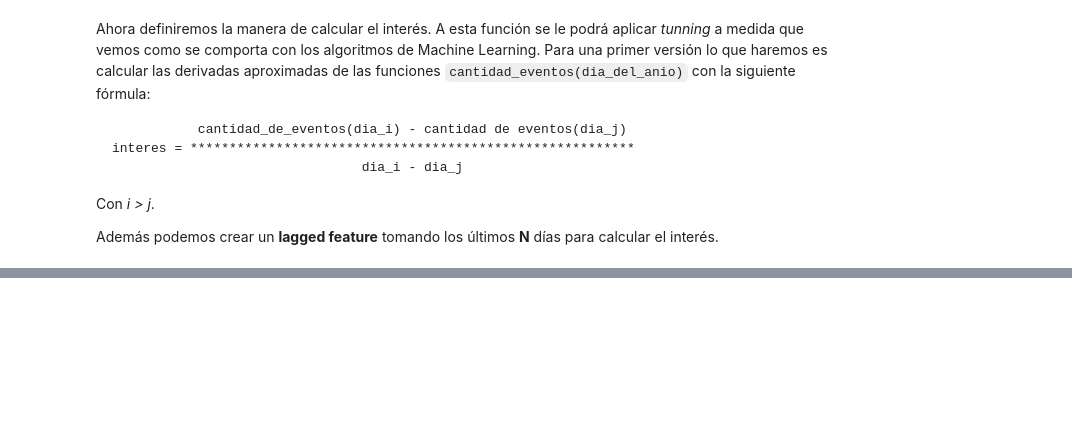
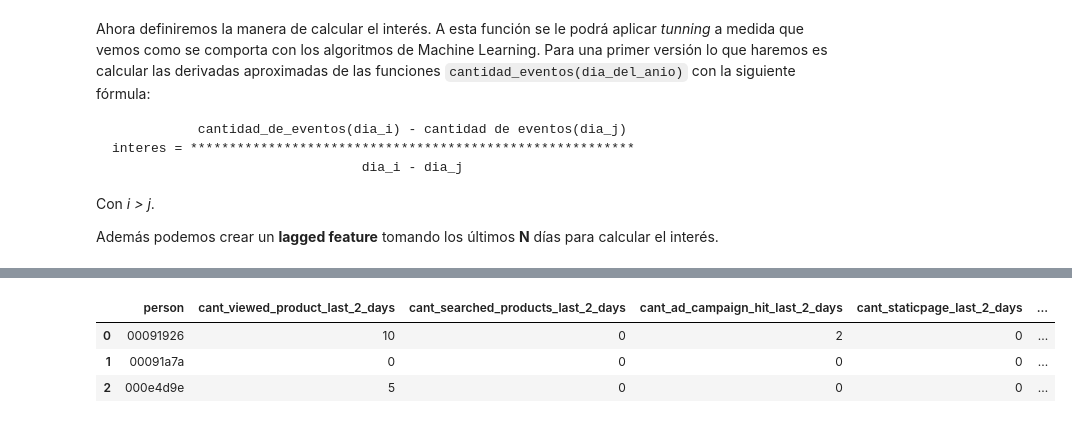
Before and after one commit to gabyrobles93/7506-TP2-MachineLearning, a Jupyter notebook: notebooks/ariel_feature_eng.ipynb, the cells around one changed output, grey strips where cells are left out. Saved outputs shown, nothing was run; the diff lists cells and outputs as text; code cells hidden in the pictures; blank space fills up the shorter version.

```diff
--- a/notebooks/ariel_feature_eng.ipynb
+++ b/notebooks/ariel_feature_eng.ipynb
@@ -1380,0 +1496,12 @@ user_features8
+# %%
+# Tomamos desde 2 dias porque con 1 dia solo no podemos aproximar una derivada
+def process_lagged_type_events(data, until_last_n_days=30, step=2):
+    users_type_events_lagged = data.person.drop_duplicates().to_frame()
+    for i in range(2, until_last_n_days + step, step):
+        df = get_user_type_events_lagged(data, last_n_days=i)
+        users_type_events_lagged = users_type_events_lagged.merge(df, how='inner', on='person')
+
+    return users_type_events_lagged
+# %%
+%%time
+user_type_events_lagged = process_lagged_type_events(tipo_ev_dia_anio_reset, until_last_n_days=30, step=2)
@@ -1380,0 +1511,7 @@ user_features8
+# %%
+user_type_events_lagged.head()
+# %% [output]
+|  | person | cant_viewed_product_last_2_days | cant_searched_products_last_2_days | cant_ad_campaign_hit_last_2_days | cant_staticpage_last_2_days | ... |
+| 0 | 00091926 | 10 | 0 | 2 | 0 | ... |
+| 1 | 00091a7a | 0 | 0 | 0 | 0 | ... |
+| 2 | 000e4d9e | 5 | 0 | 0 | 0 | ... |
```
Also changed, not shown: parts of 27 cells of this notebook.
